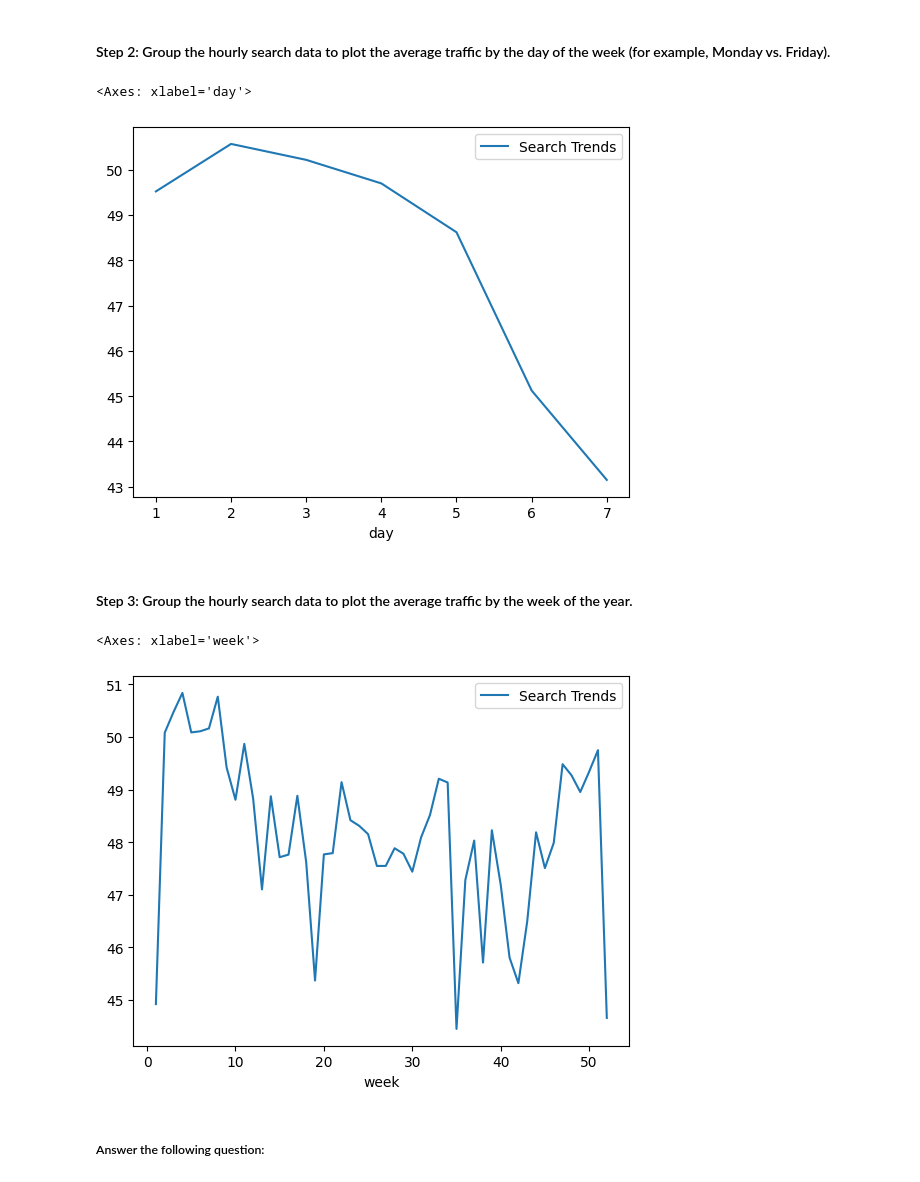
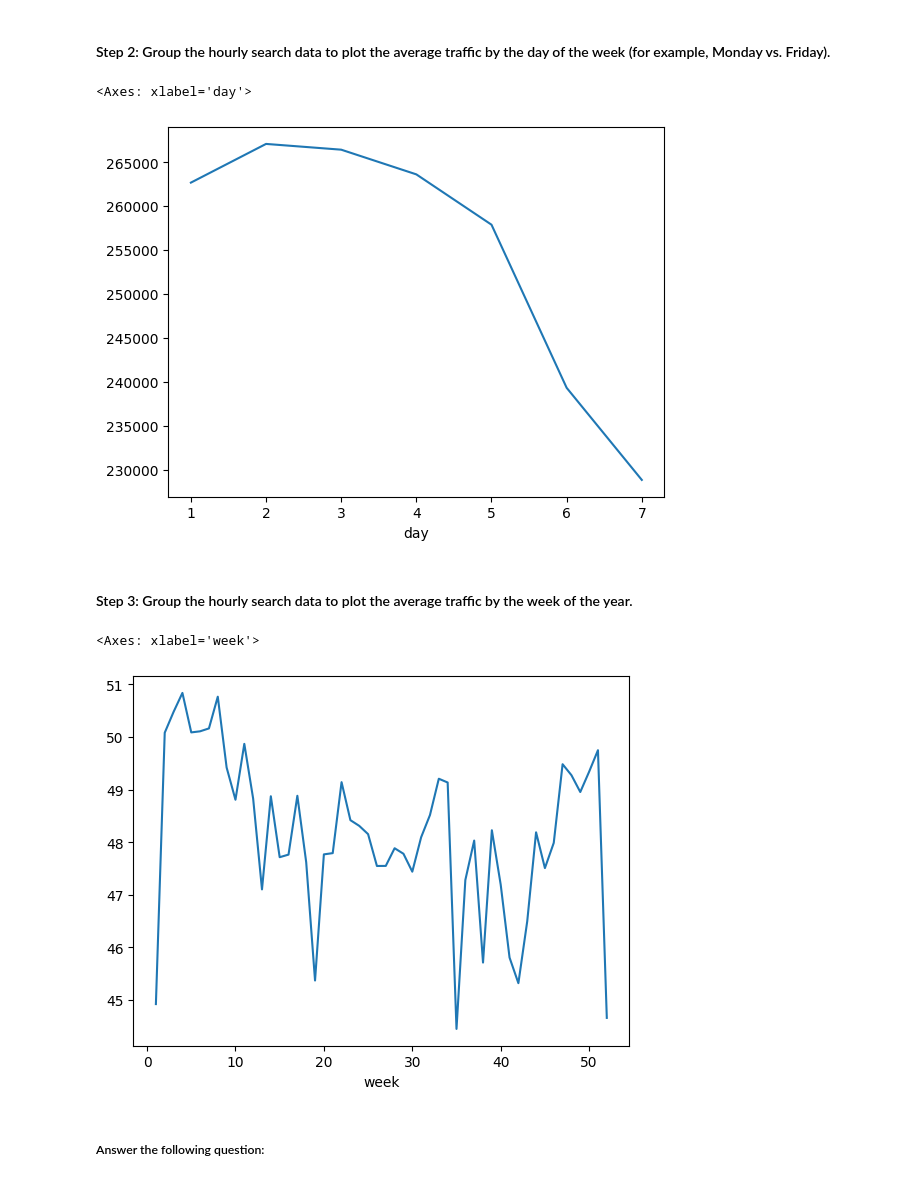
Before and after one commit to RAJESHVELAMALA/prophet-challenge, a Jupyter notebook: forecasting_net_prophet.ipynb, the cells around one changed output. Saved outputs shown, nothing was run; the diff lists cells and outputs as text; code cells hidden in the pictures.

```diff
--- a/forecasting_net_prophet.ipynb
+++ b/forecasting_net_prophet.ipynb
@@ -175,15 +178,18 @@ To that end, you want to mine the search traffic data for predictable seasonal p
 #### Step 2: Group the hourly search data to plot the average traffic by the day of the week (for example, Monday vs. Friday).
 # %%
 # Group the hourly search data to plot the average traffic by the day of week, using `df.index.isocalendar().day`.
+
+df_mercado_trends.groupby(df_mercado_trends.index.isocalendar().day)['Search Trends'].sum().plot()
 # %% [output]
 <Axes: xlabel='day'>
-[figure, old version]
+[figure, new version]
 # %% [markdown]
 #### Step 3: Group the hourly search data to plot the average traffic by the week of the year.
 # %%
 # Group the hourly search data to plot the average traffic by the week of the year using `df.index.isocalendar().week`.
+df_mercado_trends.groupby(df_mercado_trends.index.isocalendar().week)['Search Trends'].mean().plot()
 # %% [output]
 <Axes: xlabel='week'>
-[figure, old version]
+[figure, new version]
 # %% [markdown]
 ##### Answer the following question:
```
Also changed, not shown: parts of 4 cells of this notebook.
